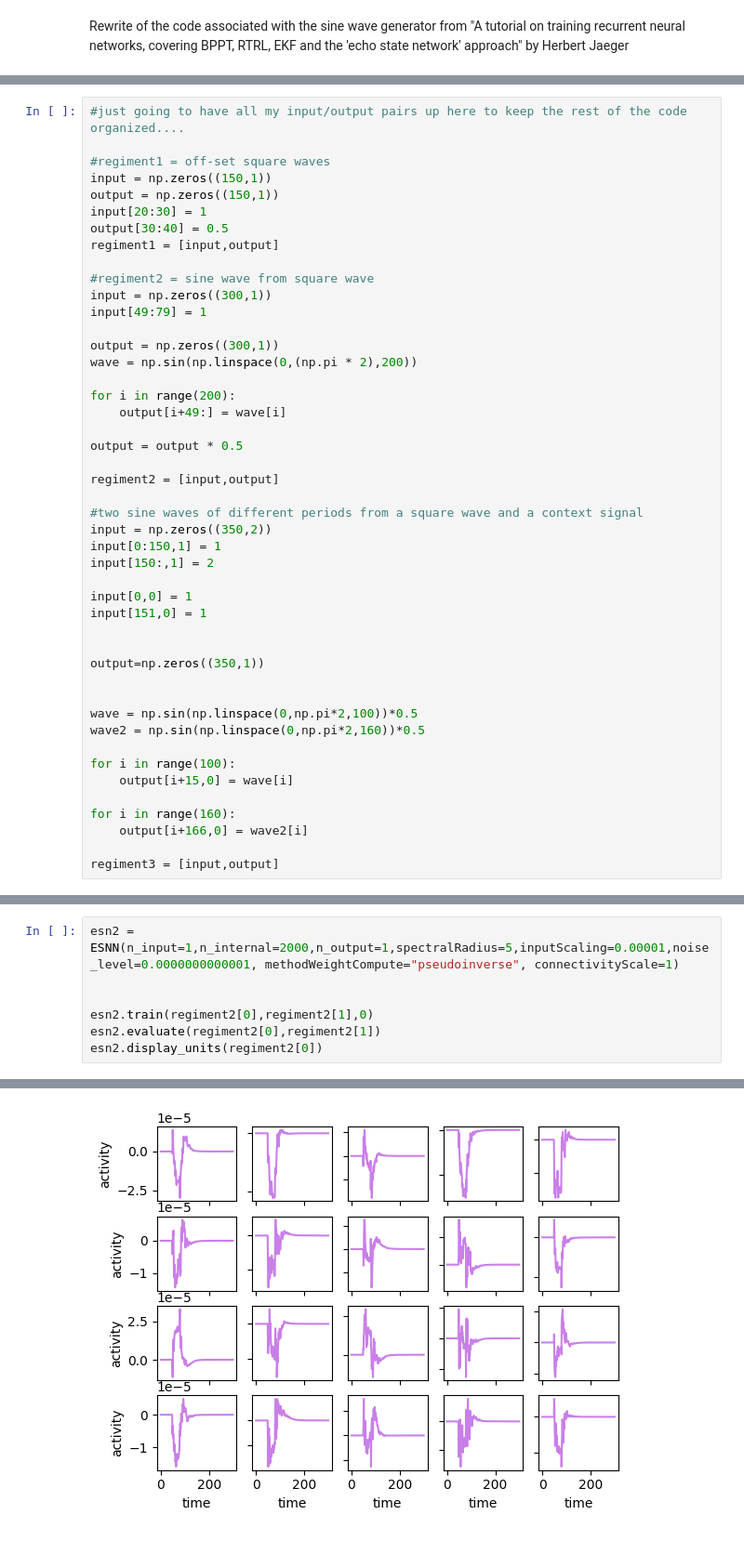
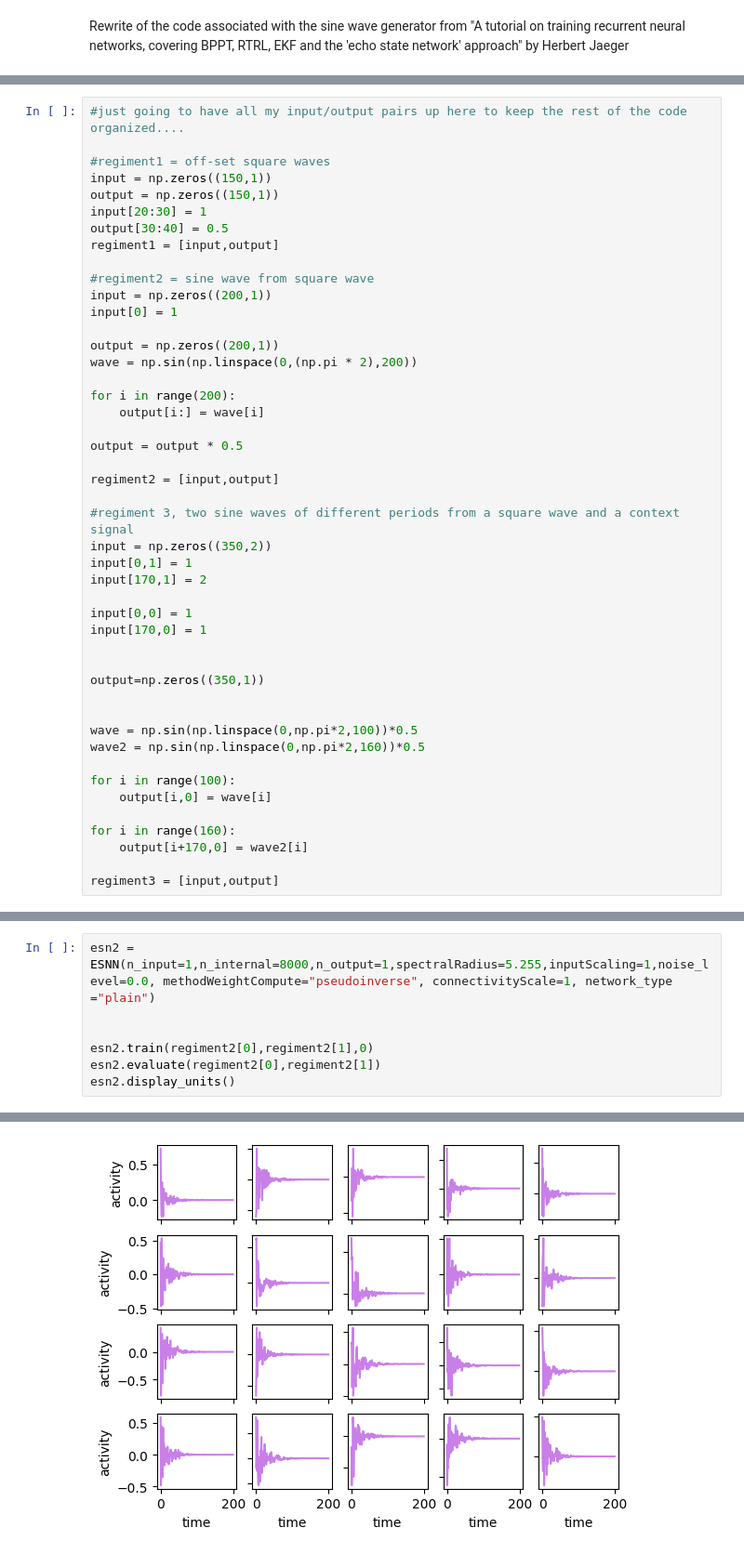
Before and after one commit to joncannon/Thesis, a Jupyter notebook: jaeger_rewrite.ipynb, the cells around one changed output, grey strips where cells are left out. Shown at 93% size. Drawn from its saved outputs; the diff is of its cells as text.

```diff
--- a/jaeger_rewrite.ipynb
+++ b/jaeger_rewrite.ipynb
@@ -26,26 +37,26 @@ output[30:40] = 0.5
 regiment1 = [input,output]
 
 #regiment2 = sine wave from square wave
-input = np.zeros((300,1))
-input[49:79] = 1
+input = np.zeros((200,1))
+input[0] = 1
 
-output = np.zeros((300,1))
+output = np.zeros((200,1))
 wave = np.sin(np.linspace(0,(np.pi * 2),200))
 
 for i in range(200):
-    output[i+49:] = wave[i]
+    output[i:] = wave[i]
 
 output = output * 0.5
 
 regiment2 = [input,output]
 
-#two sine waves of different periods from a square wave and a context signal
+#regiment 3, two sine waves of different periods from a square wave and a context signal
 input = np.zeros((350,2))
-input[0:150,1] = 1
-input[150:,1] = 2
+input[0,1] = 1
+input[170,1] = 2
 
 input[0,0] = 1
-input[151,0] = 1
+input[170,0] = 1
 
 
 output=np.zeros((350,1))
@@ -55,9 +66,9 @@ wave = np.sin(np.linspace(0,np.pi*2,100))*0.5
 wave2 = np.sin(np.linspace(0,np.pi*2,160))*0.5
 
 for i in range(100):
-    output[i+15,0] = wave[i]
+    output[i,0] = wave[i]
 
 for i in range(160):
-    output[i+166,0] = wave2[i]
+    output[i+170,0] = wave2[i]
 
 regiment3 = [input,output]
@@ -316,10 +477,10 @@ mean square error= 4.668710984497378 error= 17.324301441384996
 [figure]
 [figure]
 # %%
-esn2 = ESNN(n_input=1,n_internal=2000,n_output=1,spectralRadius=5,inputScaling=0.00001,noise_level=0.0000000000001, methodWeightCompute="pseudoinverse", connectivityScale=1)
+esn2 = ESNN(n_input=1,n_internal=8000,n_output=1,spectralRadius=5.255,inputScaling=1,noise_level=0.0, methodWeightCompute="pseudoinverse", connectivityScale=1, network_type ="plain")
 
 
 esn2.train(regiment2[0],regiment2[1],0)
 esn2.evaluate(regiment2[0],regiment2[1])
-esn2.display_units(regiment2[0])
+esn2.display_units()
 # %% [output]
@@ -328 +489 @@ mean square error= 49.822567794341076 error= 24.51275564842701
-[figure, old version]
+[figure, new version]
```
Also changed, not shown: parts of 15 cells of this notebook.
